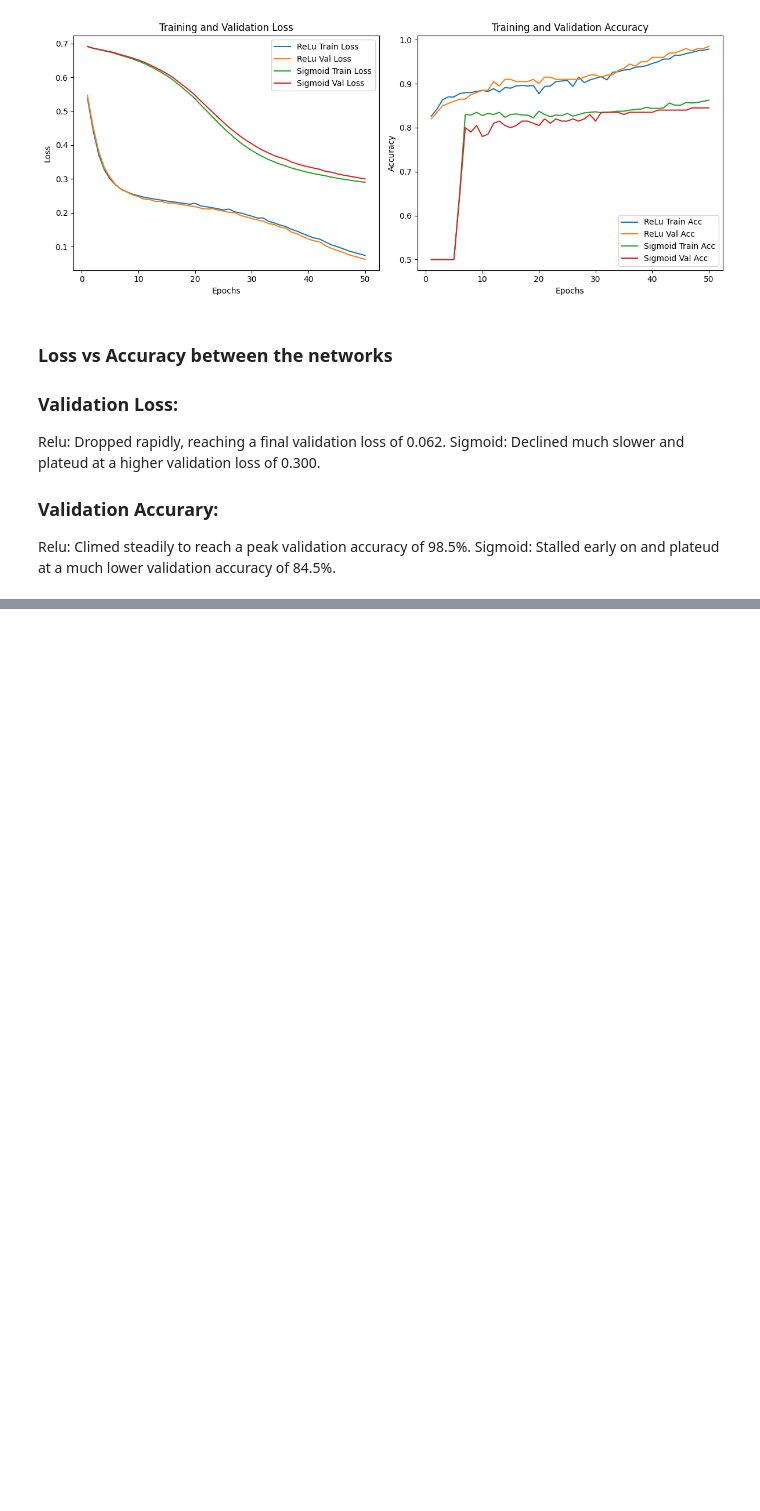
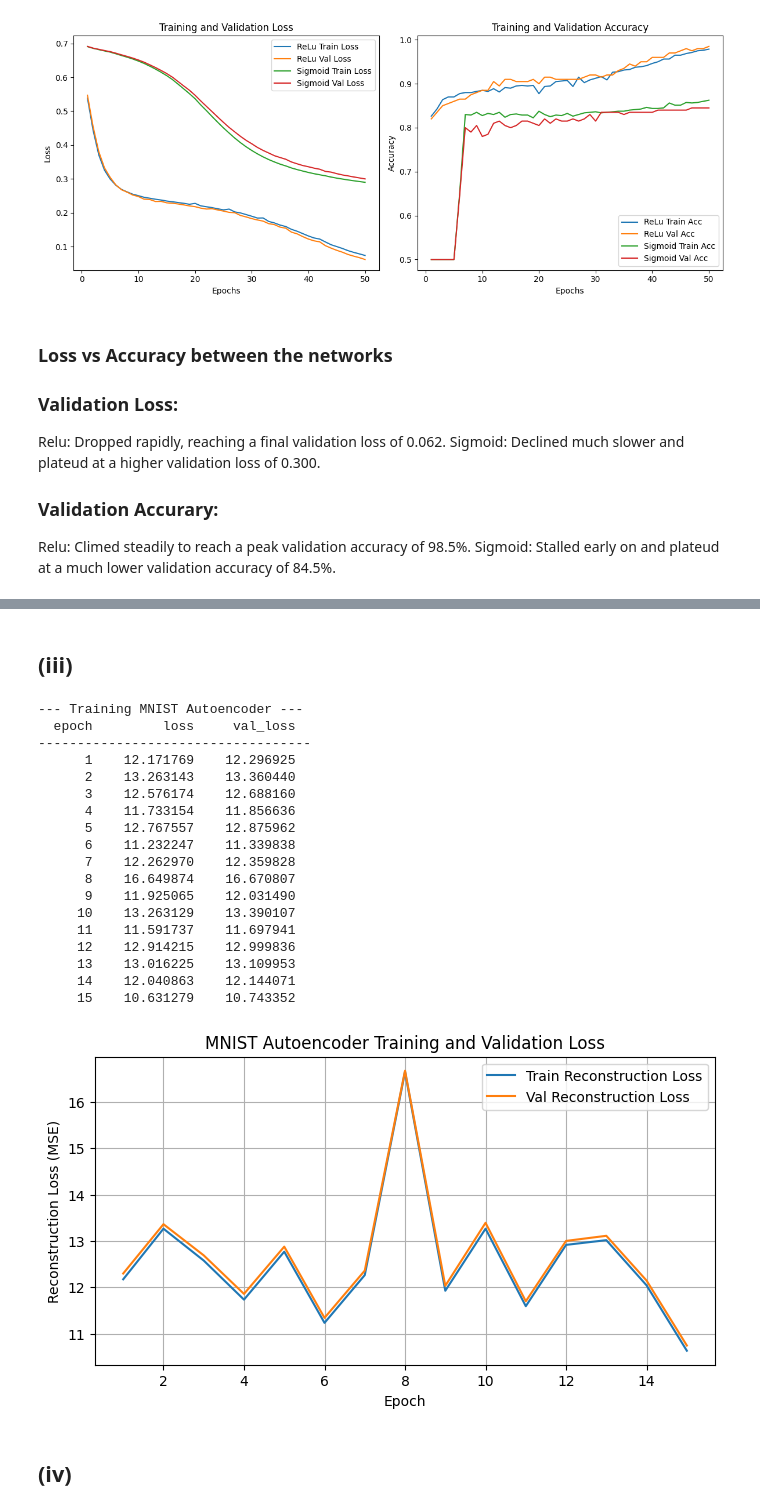
Before and after one commit to jaruss1003/Machine-Learning, a Jupyter notebook: Deep-Learning/Homework/HW2.ipynb, the cells around one changed output, grey strips where cells are left out. Cells and saved outputs as stored; diff of their text form; code cells hidden in the pictures; blank space fills up the shorter version.

```diff
--- a/Deep-Learning/Homework/HW2.ipynb
+++ b/Deep-Learning/Homework/HW2.ipynb
@@ -729,0 +826,40 @@ Sigmoid: Stalled early on and plateud at a much lower validation accuracy of 84.
+# %% [markdown]
+## (iii)
+# %%
+# Training with shuffled mini-batches
+print("--- Training MNIST Autoencoder ---")
+history=autoencoder.fit(X_train, X_train, validation_data=(X_val, X_val), epochs=15, update=1)
+
+# Plot training and validation reconstruction loss
+epochs = [h["epoch"] for h in history]
+plt.figure(figsize=(8,4))
+plt.plot(epochs, [h["loss"] for h in history], label="Train Reconstruction Loss")
+plt.plot(epochs, [h["val_loss"] for h in history], label="Val Reconstruction Loss")
+plt.xlabel("Epoch")
+plt.ylabel("Reconstruction Loss (MSE)")
+plt.title("MNIST Autoencoder Training and Validation Loss")
+plt.legend()
+plt.grid(True)
+plt.show()
+# %% [output]
+--- Training MNIST Autoencoder ---
+  epoch         loss     val_loss
+-----------------------------------
+      1    12.171769    12.296925
+      2    13.263143    13.360440
+      3    12.576174    12.688160
+      4    11.733154    11.856636
+      5    12.767557    12.875962
+      6    11.232247    11.339838
+      7    12.262970    12.359828
+      8    16.649874    16.670807
+      9    11.925065    12.031490
+     10    13.263129    13.390107
+     11    11.591737    11.697941
+     12    12.914215    12.999836
+     13    13.016225    13.109953
+     14    12.040863    12.144071
+     15    10.631279    10.743352
+[figure, added]
+# %% [markdown]
+## (iv)
```
Also changed, not shown: parts of 6 cells of this notebook.
